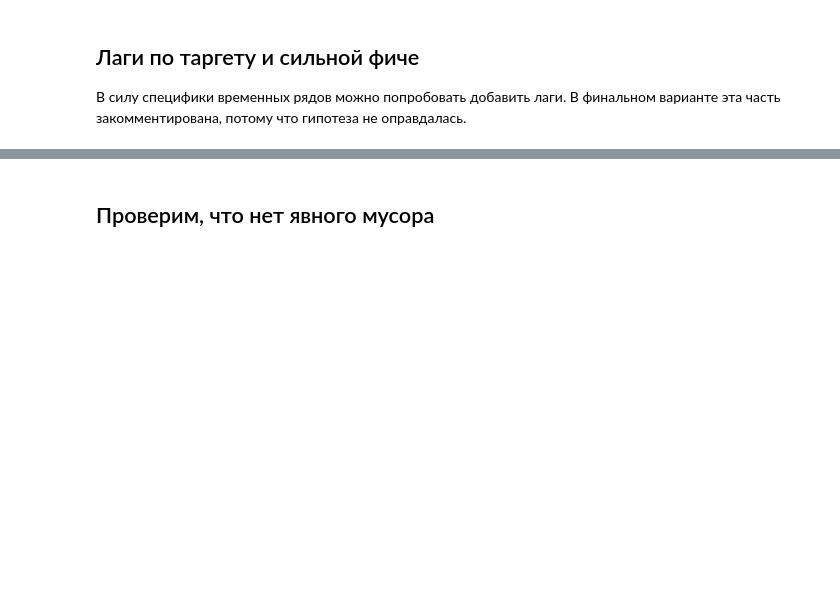
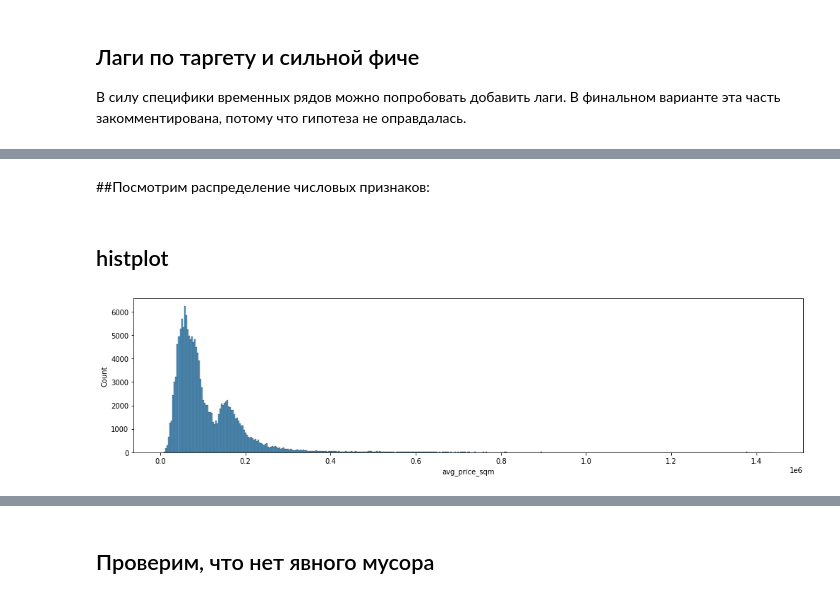
Before and after one commit to Seililinka/SkillFactory_dev, a Jupyter notebook: Final_Project/EDA.ipynb, the cells around one changed output, grey strips where cells are left out. Drawn from its saved outputs; the diff is of its cells as text; code cells hidden in the pictures; blank space fills up the shorter version.

```diff
--- a/Final_Project/EDA.ipynb
+++ b/Final_Project/EDA.ipynb
@@ -348,0 +481,4 @@ plt.show()
+# %% [markdown]
+##Посмотрим распределение числовых признаков:
+# %% [markdown]
+## histplot
@@ -348,0 +487,5 @@ plt.show()
+# %%
+plt.figure(figsize=(17,4))
+sns.histplot(data=df_price, x='avg_price_sqm');
+# %% [output]
+[figure, added]
```
Also changed, not shown: parts of 67 cells of this notebook, 3 other files.
